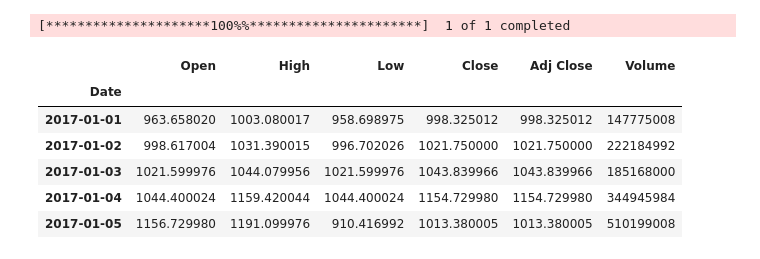
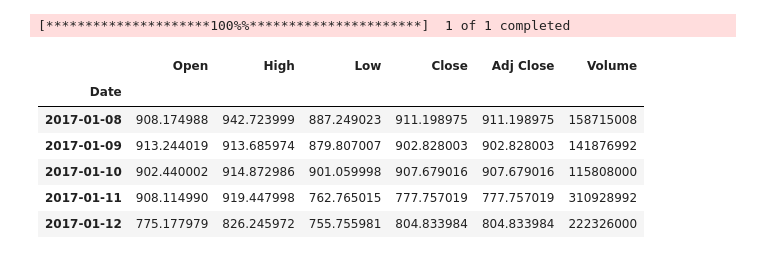
Before and after one commit to r-zeeshan/bit-analytica, a Jupyter notebook: preprocess_btc_data.ipynb, the cells around one changed output. Drawn from its saved outputs; the diff is of its cells as text; code cells hidden in the pictures.

```diff
--- a/preprocess_btc_data.ipynb
+++ b/preprocess_btc_data.ipynb
@@ -1,18 +1,18 @@
 # %%
 import yfinance as yf
 
 def get_historical_data_from_yahoo(ticker, start, end):
     data = yf.download(ticker, start=start, end=end, interval='1d')
     return data
 
-data = get_historical_data_from_yahoo('BTC-USD', '2017-01-01', '2024-06-27')
+data = get_historical_data_from_yahoo('BTC-USD', '2017-01-08', '2024-06-28')
 data.head()
 # %% [output]
 [*********************100%%**********************]  1 of 1 completed
 |  | Open | High | Low | Close | Adj Close | Volume |
 | Date |  |  |  |  |  |  |
-| 2017-01-01 | 963.658020 | 1003.080017 | 958.698975 | 998.325012 | 998.325012 | 147775008 |
-| 2017-01-02 | 998.617004 | 1031.390015 | 996.702026 | 1021.750000 | 1021.750000 | 222184992 |
-| 2017-01-03 | 1021.599976 | 1044.079956 | 1021.599976 | 1043.839966 | 1043.839966 | 185168000 |
-| 2017-01-04 | 1044.400024 | 1159.420044 | 1044.400024 | 1154.729980 | 1154.729980 | 344945984 |
-| 2017-01-05 | 1156.729980 | 1191.099976 | 910.416992 | 1013.380005 | 1013.380005 | 510199008 |
+| 2017-01-08 | 908.174988 | 942.723999 | 887.249023 | 911.198975 | 911.198975 | 158715008 |
+| 2017-01-09 | 913.244019 | 913.685974 | 879.807007 | 902.828003 | 902.828003 | 141876992 |
+| 2017-01-10 | 902.440002 | 914.872986 | 901.059998 | 907.679016 | 907.679016 | 115808000 |
+| 2017-01-11 | 908.114990 | 919.447998 | 762.765015 | 777.757019 | 777.757019 | 310928992 |
+| 2017-01-12 | 775.177979 | 826.245972 | 755.755981 | 804.833984 | 804.833984 | 222326000 |
```
Also changed, not shown: parts of 3 cells of this notebook.
